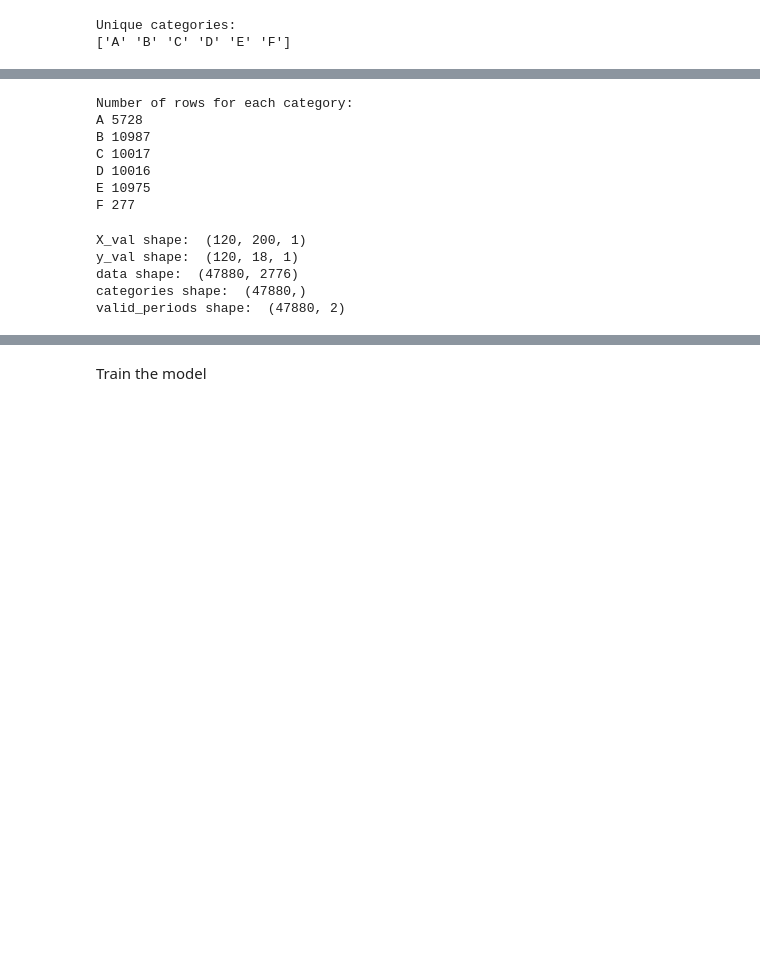
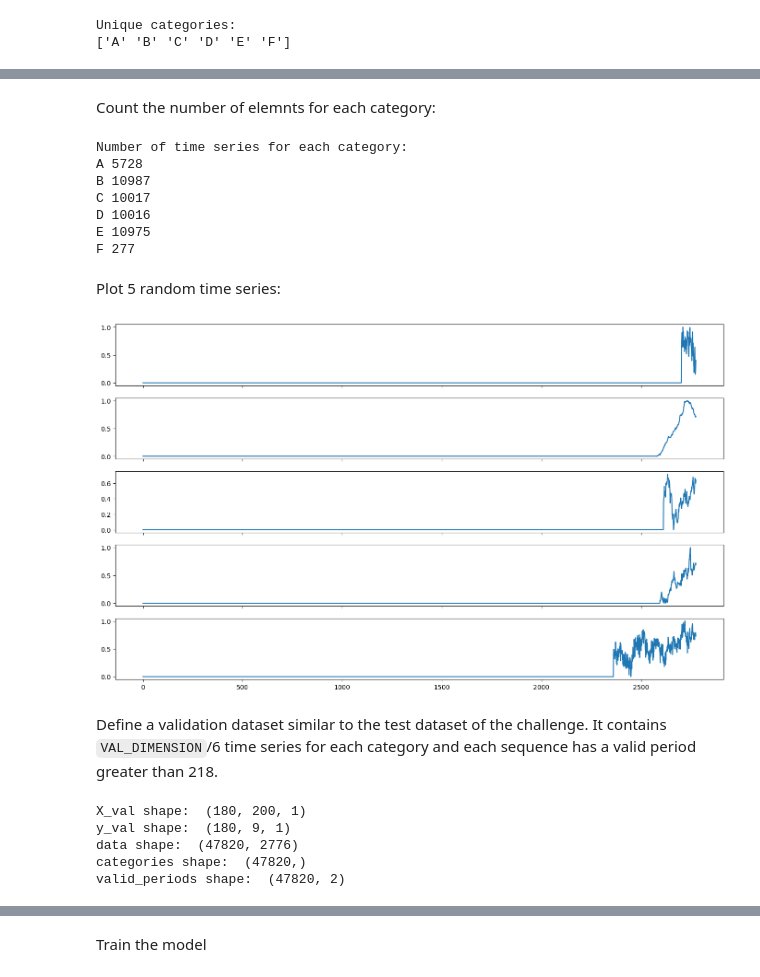
Before and after one commit to davide-gurrieri/timeseries-forecasting, a Jupyter notebook: main.ipynb, the cells around one changed output, grey strips where cells are left out. Drawn from its saved outputs; the diff is of its cells as text; code cells hidden in the pictures; blank space fills up the shorter version.

```diff
--- a/main.ipynb
+++ b/main.ipynb
@@ -19,11 +17,11 @@ IMPORTANT: You can set the preprocessing parameters in the `preprocessing_params
 # %%
 COLAB = False
 FIRST_RUN = True
-PLOT = False
-MODEL_NAME = "ConvLSTMDenseComplex"
+PLOT = True
+MODEL_NAME = "FinalModel"
 
 VALIDATION_SET = True
-VAL_DIMENSION = 120 # must be a multiple of 60
+VAL_DIMENSION = 180
 
 TF_DATASET = True
 # %% [markdown]
@@ -109,19 +125,26 @@ if PLOT:
+# %% [markdown]
+Count the number of elemnts for each category:
 # %%
-# count the number of rows in each category
-print("Number of rows for each category:")
+print("Number of time series for each category:")
 for category in np.unique(categories):
     print(category, np.sum(categories == category))
 # %% [output]
-Number of rows for each category:
+Number of time series for each category:
 A 5728
 B 10987
 C 10017
 D 10016
 E 10975
 F 277
+# %% [markdown]
+Plot 5 random time series:
 # %%
 if PLOT:
-    utils.plot_time_series(data, categories, category="A", n=5)
+    utils.plot_time_series(data, n=5)
+# %% [output]
+[figure, added]
+# %% [markdown]
+Define a validation dataset similar to the test dataset of the challenge. It contains `VAL_DIMENSION`/6 time series for each category and each sequence has a valid period greater than 218.
 # %%
 if VALIDATION_SET:
     n_timeseries_per_category = VAL_DIMENSION // 6
@@ -151,8 +174,8 @@ if VALIDATION_SET:
     print("categories shape: ", categories.shape)
     print("valid_periods shape: ", valid_periods.shape)
 # %% [output]
-X_val shape:  (120, 200, 1)
-y_val shape:  (120, 18, 1)
-data shape:  (47880, 2776)
-categories shape:  (47880,)
-valid_periods shape:  (47880, 2)
+X_val shape:  (180, 200, 1)
+y_val shape:  (180, 9, 1)
+data shape:  (47820, 2776)
+categories shape:  (47820,)
+valid_periods shape:  (47820, 2)
```
Also changed, not shown: parts of 30 cells of this notebook, 2 other files.
